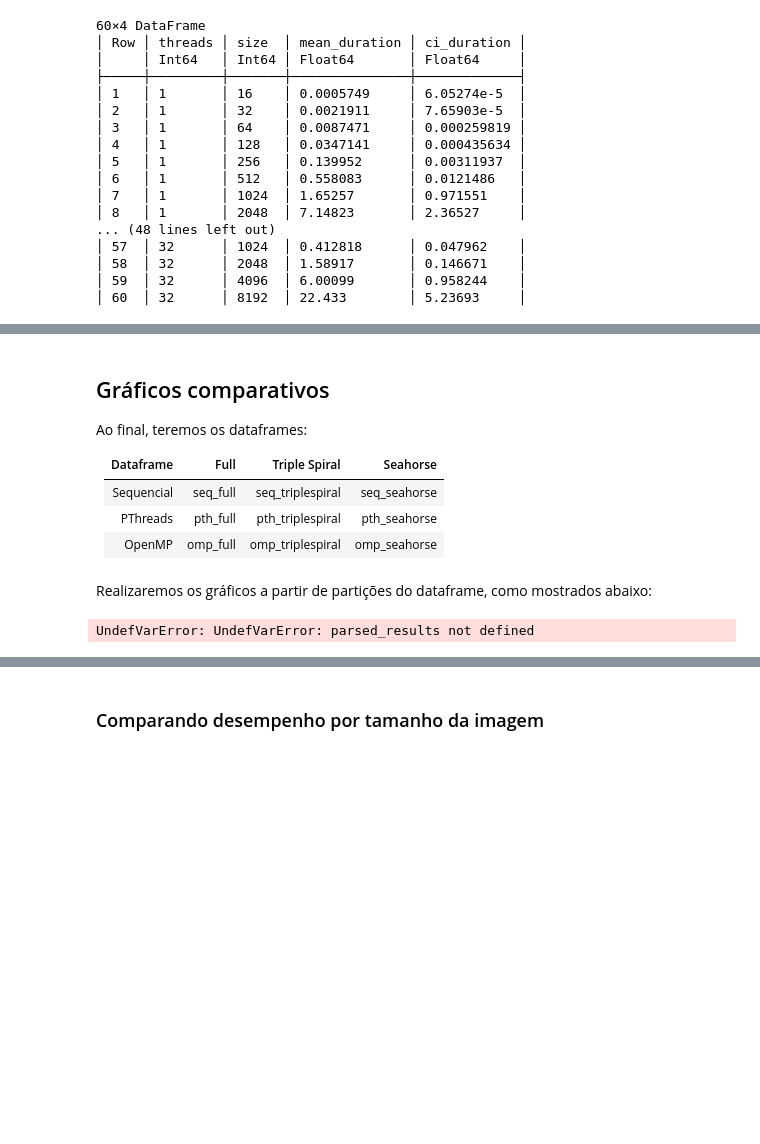
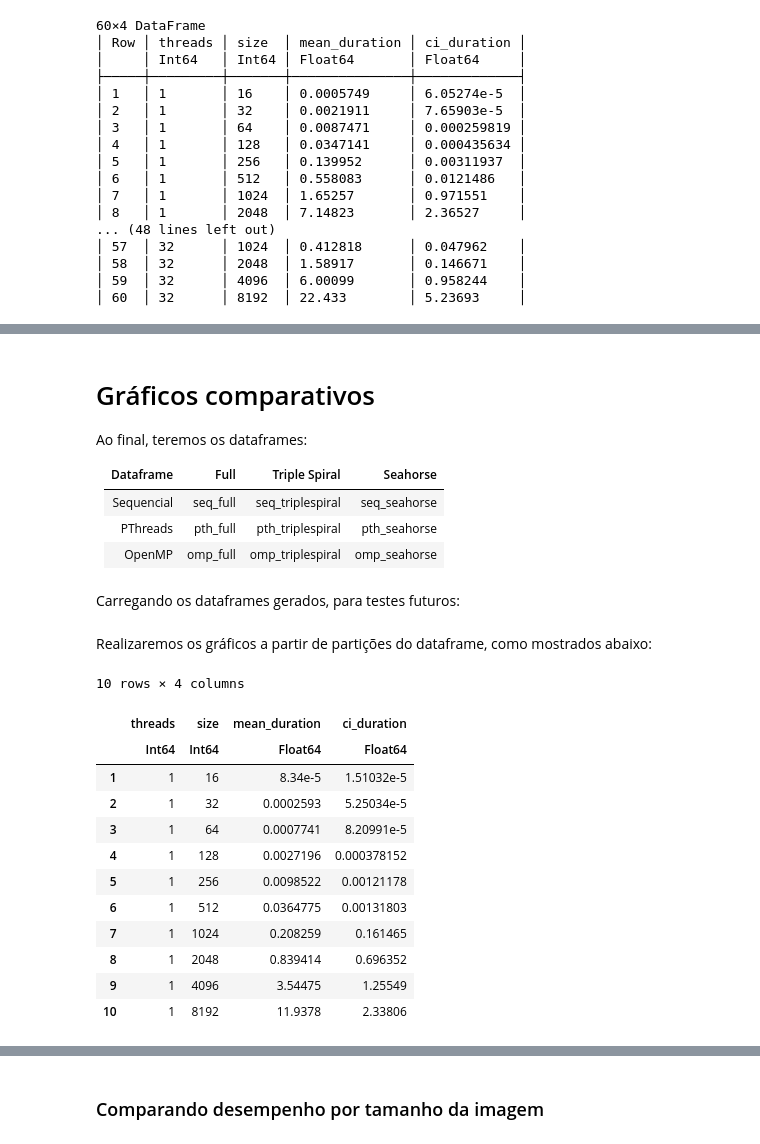
Before and after one commit to lune-omena/MAC0219_EPs, a Jupyter notebook: EP1/src/Relatorio_Mandelbrot.ipynb, the cells around one changed output, grey strips where cells are left out. Saved outputs shown, nothing was run; the diff lists cells and outputs as text; code cells hidden in the pictures; blank space fills up the shorter version.

```diff
--- a/EP1/src/Relatorio_Mandelbrot.ipynb
+++ b/EP1/src/Relatorio_Mandelbrot.ipynb
@@ -285,8 +294,8 @@ InterruptException: InterruptException:
 # %% [markdown]
 ## Mandelbrot com OpenMP
 # %%
-results = run_experiments(size, 0, "mandelbrot_omp", repetitions,threads=thread)
-omp_full = parse_results(results)
+results_omp_full = run_experiments(size, 0, "mandelbrot_omp", repetitions,threads=thread)
+omp_full = parse_results(results);
 # %% [output]
 make: 'mandelbrot_omp' is up to date.
 60 rows × 4 columns
@@ -309,17 +318,17 @@ make: 'mandelbrot_omp' is up to date.
 | 30 | 4 | 8192 | 6.02934 | 0.696863 |
 | ⋮ | ⋮ | ⋮ | ⋮ | ⋮ |
 # %%
-results = run_experiments(size, 1, "mandelbrot_omp", repetitions,threads=thread)
+results_omp_triplespiral = run_experiments(size, 1, "mandelbrot_omp", repetitions,threads=thread)
 omp_triplespiral = parse_results(results);
 # %% [output]
 make: 'mandelbrot_omp' is up to date.
 # %%
-results = run_experiments(size, 2, "mandelbrot_omp", repetitions,threads=thread)
+results_omp_elephant = run_experiments(size, 2, "mandelbrot_omp", repetitions,threads=thread)
 omp_elephant = parse_results(results);
 # %% [output]
 make: 'mandelbrot_omp' is up to date.
 # %%
-results = run_experiments(size, 3, "mandelbrot_omp", repetitions,threads=thread)
+results_omp_seahorse = run_experiments(size, 3, "mandelbrot_omp", repetitions,threads=thread)
 omp_seahorse = parse_results(results);
 # %% [output]
 make: 'mandelbrot_omp' is up to date.
@@ -346,5 +405,5 @@ showall(omp_seahorse)
 # %% [markdown]
-## Gráficos comparativos
+# Gráficos comparativos
 
 Ao final, teremos os dataframes:
 
@@ -353,3 +412,5 @@ Ao final, teremos os dataframes:
 |Sequencial|seq_full|seq_triplespiral|seq_seahorse|
 |PThreads|pth_full|pth_triplespiral|pth_seahorse|
 |OpenMP|omp_full|omp_triplespiral|omp_seahorse|
+# %% [markdown]
+Carregando os dataframes gerados, para testes futuros:
@@ -356,7 +443,19 @@ Ao final, teremos os dataframes:
 # %% [markdown]
 Realizaremos os gráficos a partir de partições do dataframe, como mostrados abaixo:
 # %%
-filter(row -> row[:threads] == 1, parsed_results)
+filter(row -> row[:threads] == 1, omp_full)
 # %% [output]
-UndefVarError: UndefVarError: parsed_results not defined
+10 rows × 4 columns
+|  | threads | size | mean_duration | ci_duration |
+|  | Int64 | Int64 | Float64 | Float64 |
+| 1 | 1 | 16 | 8.34e-5 | 1.51032e-5 |
+| 2 | 1 | 32 | 0.0002593 | 5.25034e-5 |
+| 3 | 1 | 64 | 0.0007741 | 8.20991e-5 |
+| 4 | 1 | 128 | 0.0027196 | 0.000378152 |
+| 5 | 1 | 256 | 0.0098522 | 0.00121178 |
+| 6 | 1 | 512 | 0.0364775 | 0.00131803 |
+| 7 | 1 | 1024 | 0.208259 | 0.161465 |
+| 8 | 1 | 2048 | 0.839414 | 0.696352 |
+| 9 | 1 | 4096 | 3.54475 | 1.25549 |
+| 10 | 1 | 8192 | 11.9378 | 2.33806 |
 # %%
```
Also changed, not shown: parts of 37 cells of this notebook.
